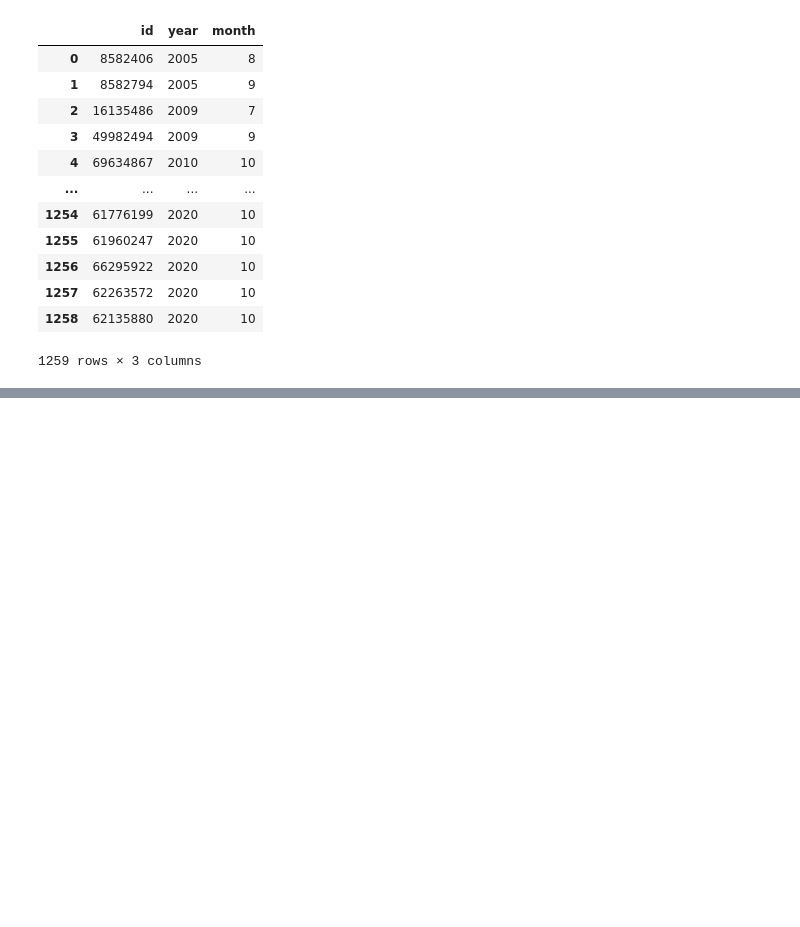
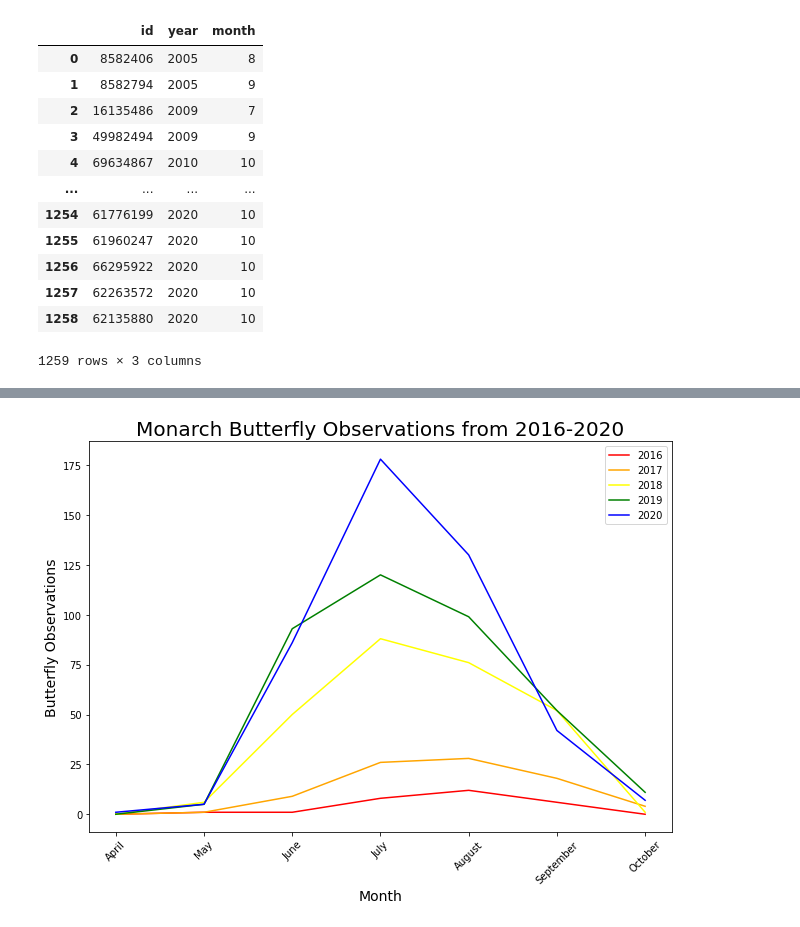
Before and after one commit to swdrich/monarch-migrations, a Jupyter notebook: Monarch Migrations.ipynb, the cells around one changed output, grey strips where cells are left out. Saved outputs shown, nothing was run; the diff lists cells and outputs as text; code cells hidden in the pictures; blank space fills up the shorter version.

Commit message:
Combined sighting data and plotted initial chart.

```diff
--- a/Monarch Migrations.ipynb
+++ b/Monarch Migrations.ipynb
@@ -214,0 +225,4 @@ monarch_2020
+# %%
+monarch_combined = pd.concat([monarch_2016, monarch_2017, monarch_2018, monarch_2019, monarch_2020], axis = 1)
+monarch_combined.fillna(0, inplace=True)
+monarch_combined
@@ -214,0 +239,5 @@ monarch_2020
+# %%
+months_list = ["April", "May", "June", "July", "August", "September", "October"]
+
+monarch_combined.index = months_list
+monarch_combined
@@ -214,0 +253,20 @@ monarch_2020
+# %%
+# Draw line plot of years studied
+
+colors = ["red","orange","yellow","green","blue"]
+
+monarch_combined.plot.line(color=colors, figsize=(9,7))
+plt.legend(loc = "upper right")
+
+# Labeling
+plt.title("Monarch Butterfly Observations from 2016-2020", fontsize=20)
+plt.xlabel("Month", fontsize=14)
+plt.ylabel("Butterfly Observations", fontsize=14)
+plt.xticks(rotation = 45)
+
+plt.tight_layout()
+plt.savefig("Images/Butterfly-Obs.png")
+
+plt.show()
+# %% [output]
+[figure, added]
```
Also changed, not shown: parts of 7 cells of this notebook, 1 other file.
